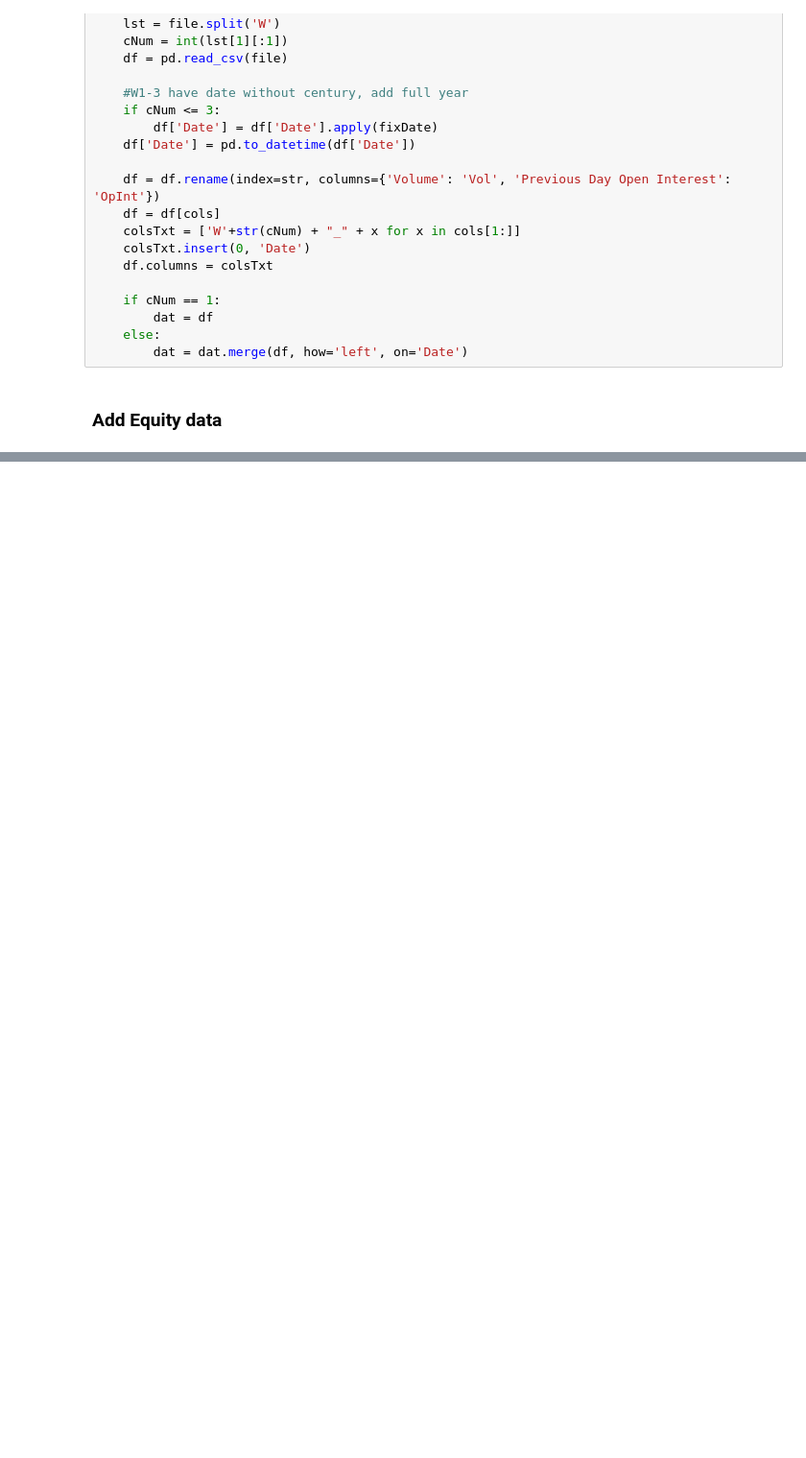
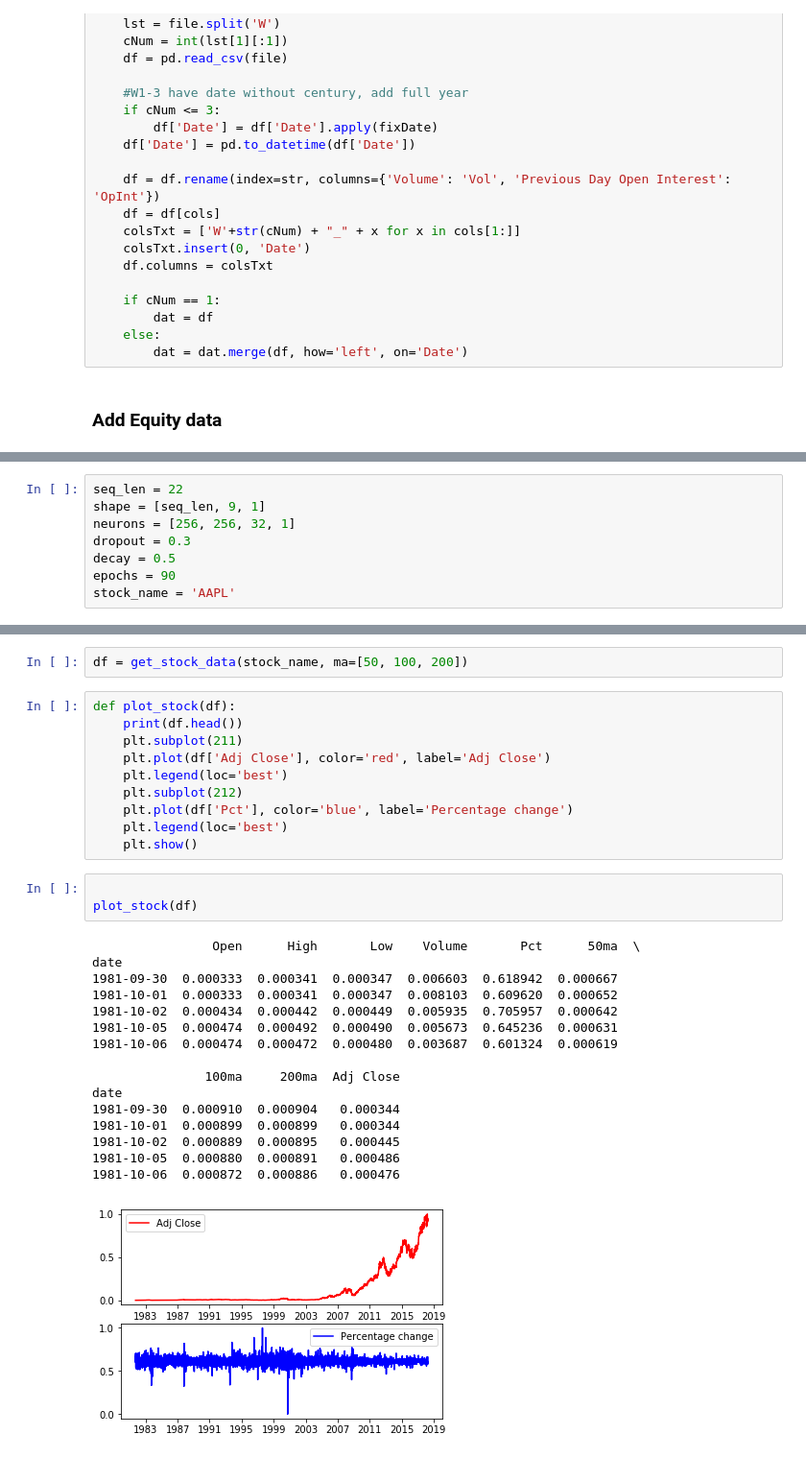
Before and after one commit to andrewredd/aa-project, a Jupyter notebook: futures_data.ipynb, the cells around one changed output, grey strips where cells are left out. Shown at 96% size. Cells and saved outputs as stored; diff of their text form; blank space fills up the shorter version.

```diff
--- a/futures_data.ipynb
+++ b/futures_data.ipynb
@@ -155,0 +280,8 @@ dfW.head()
+# %%
+seq_len = 22
+shape = [seq_len, 9, 1]
+neurons = [256, 256, 32, 1]
+dropout = 0.3
+decay = 0.5
+epochs = 90
+stock_name = 'AAPL'
@@ -155,0 +329,32 @@ dfW.head()
+# %%
+df = get_stock_data(stock_name, ma=[50, 100, 200])
+# %%
+def plot_stock(df):
+    print(df.head())
+    plt.subplot(211)
+    plt.plot(df['Adj Close'], color='red', label='Adj Close')
+    plt.legend(loc='best')
+    plt.subplot(212)
+    plt.plot(df['Pct'], color='blue', label='Percentage change')
+    plt.legend(loc='best')
+    plt.show()
+# %%
+
+plot_stock(df)
+# %% [output]
+                Open      High       Low    Volume       Pct      50ma  \
+date
+1981-09-30  0.000333  0.000341  0.000347  0.006603  0.618942  0.000667
+1981-10-01  0.000333  0.000341  0.000347  0.008103  0.609620  0.000652
+1981-10-02  0.000434  0.000442  0.000449  0.005935  0.705957  0.000642
+1981-10-05  0.000474  0.000492  0.000490  0.005673  0.645236  0.000631
+1981-10-06  0.000474  0.000472  0.000480  0.003687  0.601324  0.000619
+
+               100ma     200ma  Adj Close
+date
+1981-09-30  0.000910  0.000904   0.000344
+1981-10-01  0.000899  0.000899   0.000344
+1981-10-02  0.000889  0.000895   0.000445
+1981-10-05  0.000880  0.000891   0.000486
+1981-10-06  0.000872  0.000886   0.000476
+[figure, added]
```
Also changed, not shown: parts of 41 cells of this notebook.
